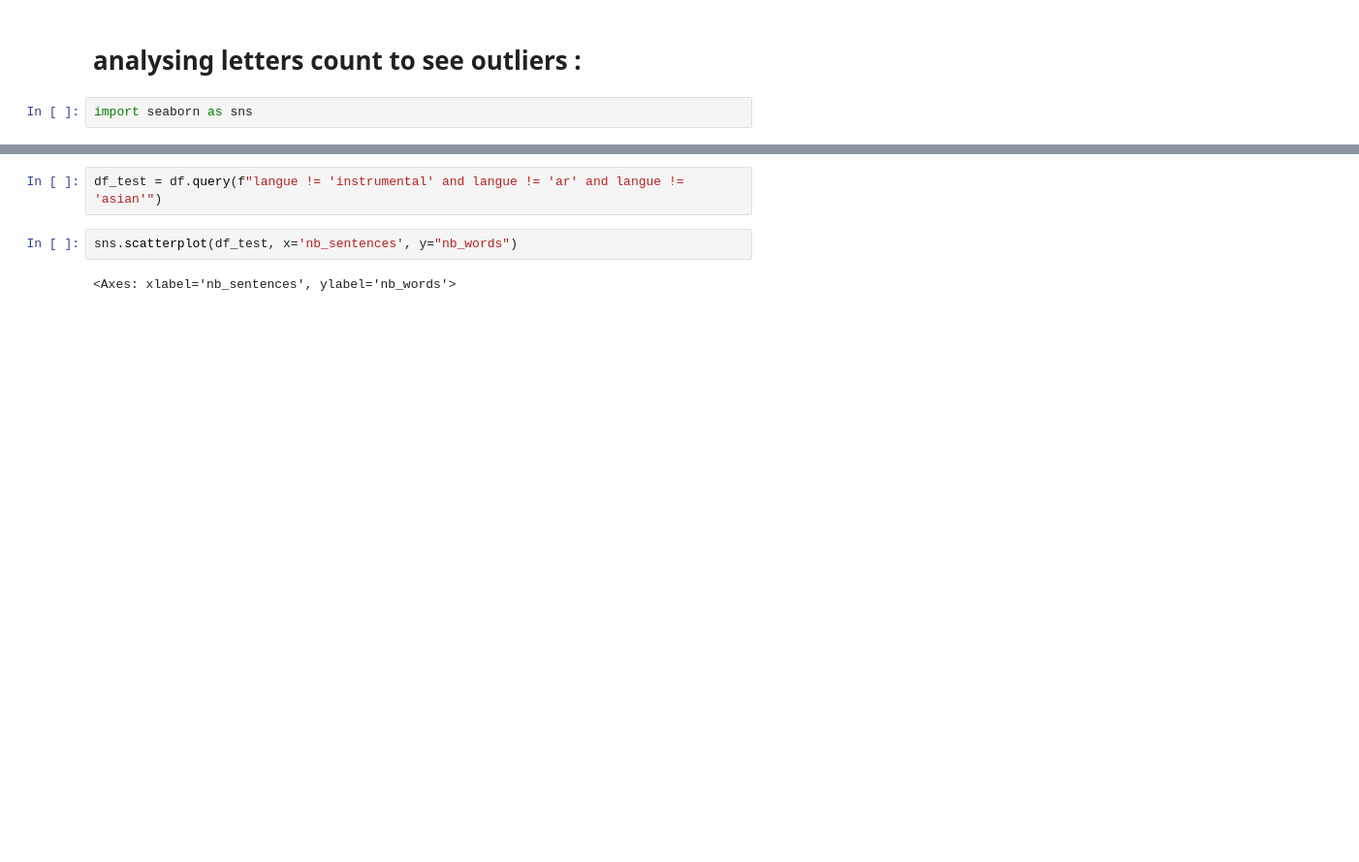
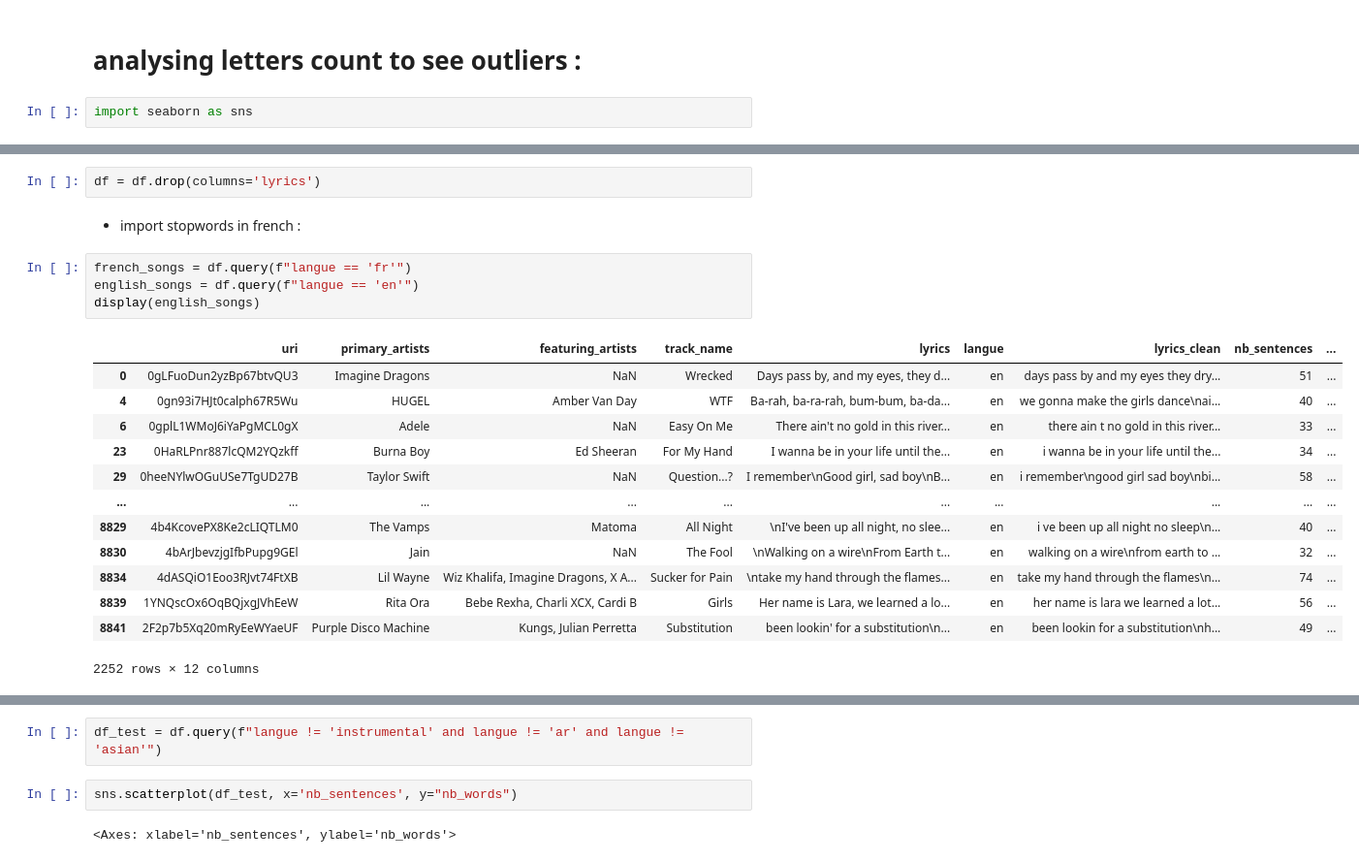
Before and after one commit to MichaelTirat/Charts_project, a Jupyter notebook: 6_working_on_lyrics.ipynb, the cells around one changed output, grey strips where cells are left out. Shown: that part at 97% size. Cells and saved outputs as stored; diff of their text form; blank space fills up the shorter version.

```diff
--- a/6_working_on_lyrics.ipynb
+++ b/6_working_on_lyrics.ipynb
@@ -211 +177,23 @@ display(df)
 8842 rows × 12 columns
+# %%
+df = df.drop(columns='lyrics')
+# %% [markdown]
+* import stopwords in french :
+# %%
+french_songs = df.query(f"langue == 'fr'")
+english_songs = df.query(f"langue == 'en'")
+display(english_songs)
+# %% [output]
+|  | uri | primary_artists | featuring_artists | track_name | lyrics | langue | lyrics_clean | nb_sentences | ... |
+| 0 | 0gLFuoDun2yzBp67btvQU3 | Imagine Dragons | NaN | Wrecked | Days pass by, and my eyes, they d... | en | days pass by and my eyes they dry... | 51 | ... |
+| 4 | 0gn93i7HJt0calph67R5Wu | HUGEL | Amber Van Day | WTF | Ba-rah, ba-ra-rah, bum-bum, ba-da... | en | we gonna make the girls dance\nai... | 40 | ... |
+| 6 | 0gplL1WMoJ6iYaPgMCL0gX | Adele | NaN | Easy On Me | There ain't no gold in this river... | en | there ain t no gold in this river... | 33 | ... |
+| 23 | 0HaRLPnr887lcQM2YQzkff | Burna Boy | Ed Sheeran | For My Hand | I wanna be in your life until the... | en | i wanna be in your life until the... | 34 | ... |
+| 29 | 0heeNYlwOGuUSe7TgUD27B | Taylor Swift | NaN | Question...? | I remember\nGood girl, sad boy\nB... | en | i remember\ngood girl sad boy\nbi... | 58 | ... |
+| ... | ... | ... | ... | ... | ... | ... | ... | ... | ... |
+| 8829 | 4b4KcovePX8Ke2cLIQTLM0 | The Vamps | Matoma | All Night | \nI've been up all night, no slee... | en | i ve been up all night no sleep\n... | 40 | ... |
+| 8830 | 4bArJbevzjgIfbPupg9GEl | Jain | NaN | The Fool | \nWalking on a wire\nFrom Earth t... | en | walking on a wire\nfrom earth to ... | 32 | ... |
+| 8834 | 4dASQiO1Eoo3RJvt74FtXB | Lil Wayne | Wiz Khalifa, Imagine Dragons, X A... | Sucker for Pain | \ntake my hand through the flames... | en | take my hand through the flames\n... | 74 | ... |
+| 8839 | 1YNQscOx6OqBQjxgJVhEeW | Rita Ora | Bebe Rexha, Charli XCX, Cardi B | Girls | Her name is Lara, we learned a lo... | en | her name is lara we learned a lot... | 56 | ... |
+| 8841 | 2F2p7b5Xq20mRyEeWYaeUF | Purple Disco Machine | Kungs, Julian Perretta | Substitution | been lookin' for a substitution\n... | en | been lookin for a substitution\nh... | 49 | ... |
+2252 rows × 12 columns
```
Also changed, not shown: parts of 15 cells of this notebook, 4 other files.
